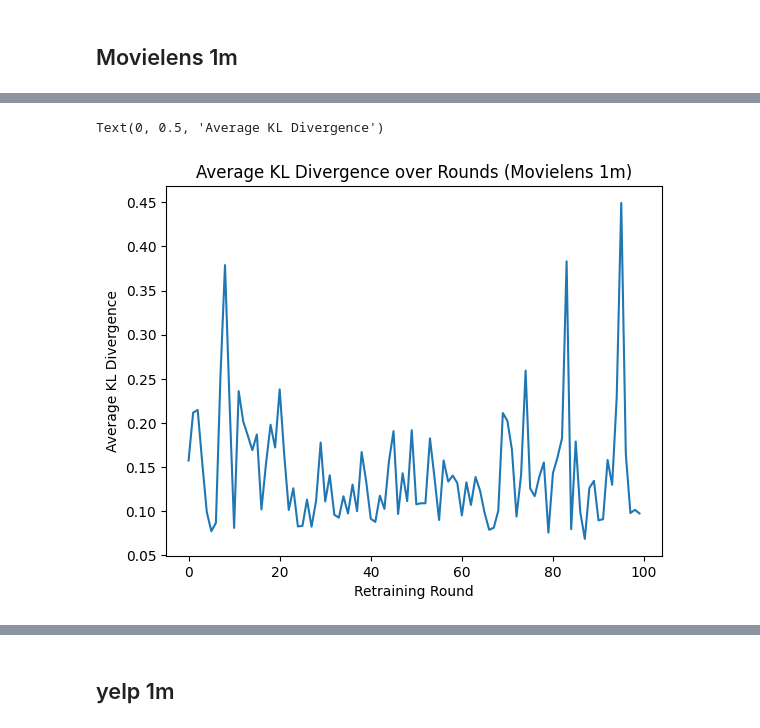
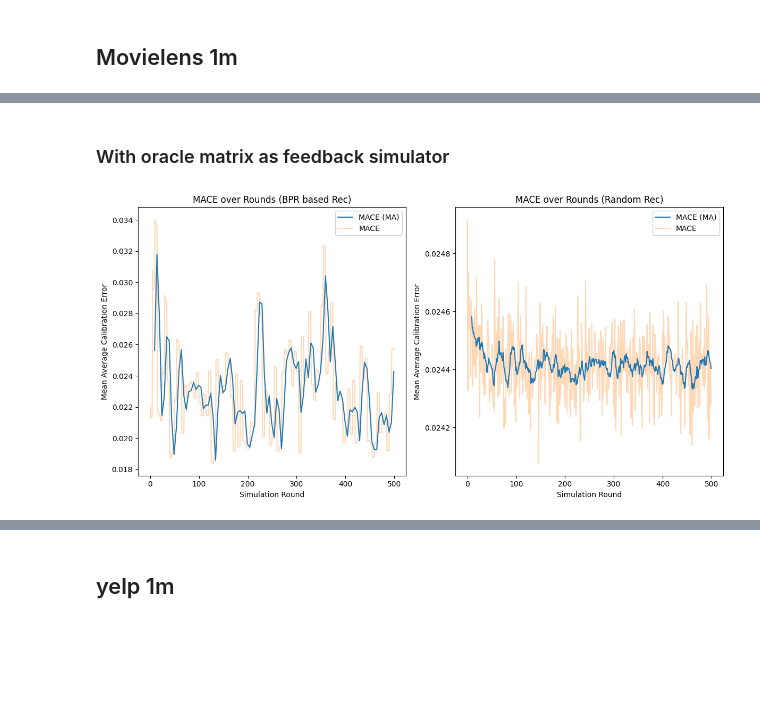
Before and after one commit to caiotda/dynamicTasteDistortion, a Jupyter notebook: data_exploration.ipynb, the cells around one changed output, grey strips where cells are left out. Drawn from its saved outputs; the diff is of its cells as text; code cells hidden in the pictures; blank space fills up the shorter version.

Commit message:
Enables ablation studies through config files

```diff
--- a/data_exploration.ipynb
+++ b/data_exploration.ipynb
@@ -9,7 +9,7 @@ from dynamicTasteDistortion.simulationConstants import (
 # %%
 data_type = "ml"
 file_size = "1m"
-preffix = "uncalibrated"
+preffix = "exp=default_experiment"
 num_users="1000"
 rounds = "500"
 num_rounds_per_eval = 5
@@ -60,8 +52,52 @@ Text(0, 0.5, 'Mean Absolute Calibration Error')
-# %%
-plt.plot(kl_divs)
-plt.title("Average KL Divergence over Rounds (Movielens 1m)")
-plt.xlabel("Retraining Round")
-plt.ylabel("Average KL Divergence")
-# %% [output]
-Text(0, 0.5, 'Average KL Divergence')
-[figure, removed]
+# %%
+maces_random, kl_divs_random = get_metrics(
+    data_type, file_size, num_users, rounds, "exp=ablation_random_rec", num_rounds_per_eval
+)
+# %%
+maces_ma = pd.Series(maces).rolling(window=10).mean()
+kl_divs_ma = pd.Series(kl_divs).rolling(window=10).mean()
+
+maces_random_ma = pd.Series(maces_random).rolling(window=10).mean()
+kl_divs_random_ma = pd.Series(kl_divs_random).rolling(window=10).mean()
+# %% [markdown]
+### With oracle matrix as feedback simulator
+# %%
+import matplotlib.pyplot as plt
+
+plt.figure(figsize=(12, 6))
+
+# Define the retraining rounds (0, 5, 10... up to the length of your data)
+# Assuming maces and maces_random have the same length
+retrain_rounds = range(0, len(maces), 5)
+
+# --- First Plot: BPR ---
+plt.subplot(1, 2, 1)
+plt.plot(maces_ma, label="MACE (MA)", zorder=3)
+plt.plot(maces, alpha=0.3, label="MACE", zorder=2)
+
+# # Add vertical lines
+# for i, round_idx in enumerate(retrain_rounds):
+#     # We only add a label to the first line to avoid duplicating it in the legend
+#     label = "Model Retrain" if i == 0 else ""
+#     plt.axvline(x=round_idx, color='gray', linestyle='--', alpha=0.5, linewidth=1, label=label, zorder=1)
+
+plt.title("MACE over Rounds (BPR based Rec)")
+plt.xlabel("Simulation Round")
+plt.ylabel("Mean Average Calibration Error")
+plt.legend()
+
+# --- Second Plot: Random ---
+plt.subplot(1, 2, 2)
+plt.plot(maces_random_ma, label="MACE (MA)", zorder=3)
+plt.plot(maces_random, alpha=0.3, label="MACE", zorder=2)
+
+
+plt.title("MACE over Rounds (Random Rec)")
+plt.xlabel("Simulation Round")
+plt.ylabel("Mean Average Calibration Error")
+plt.legend()
+
+plt.tight_layout()
+plt.show()
+# %% [output]
+[figure, added]
```
Also changed, not shown: parts of 13 cells of this notebook, 13 other files.
